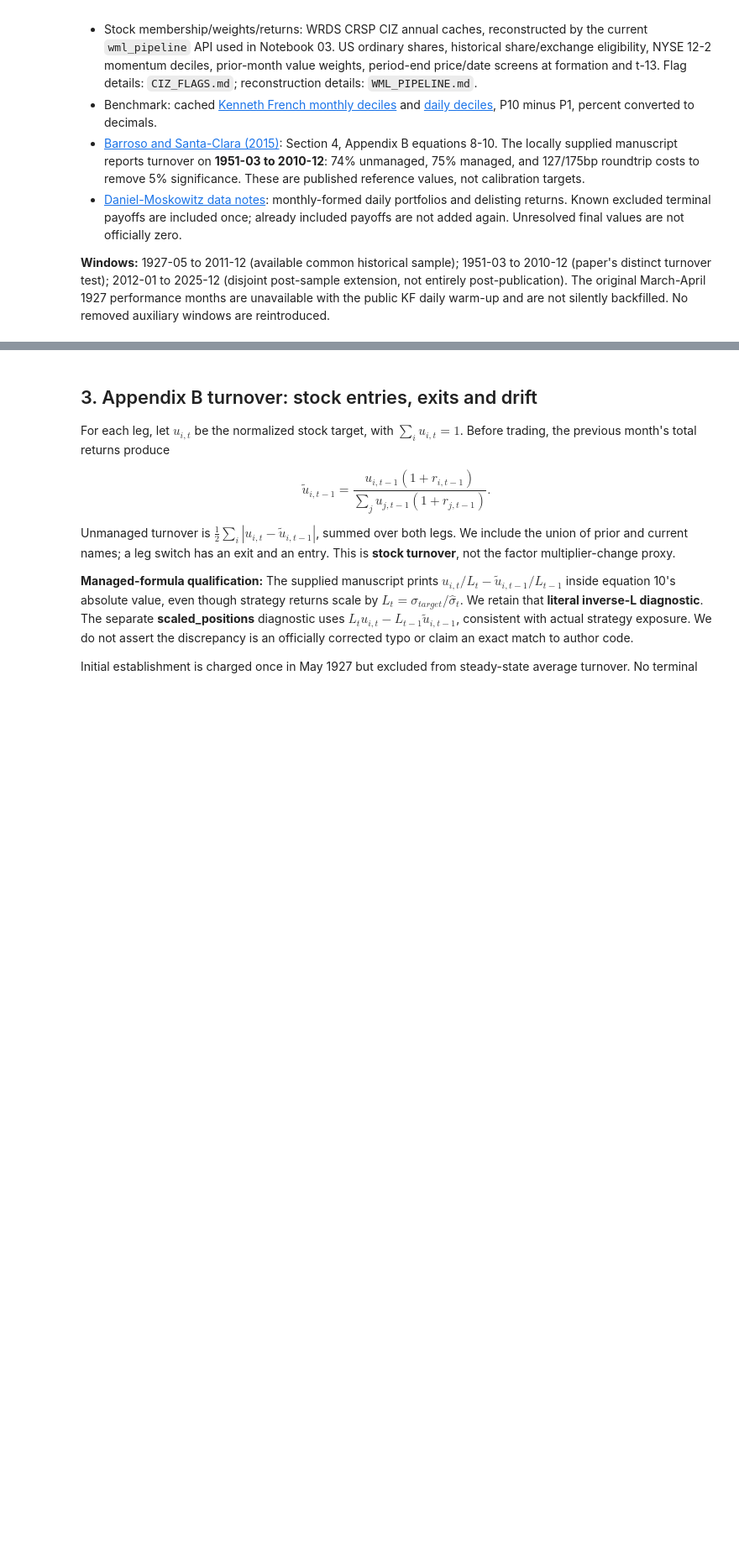
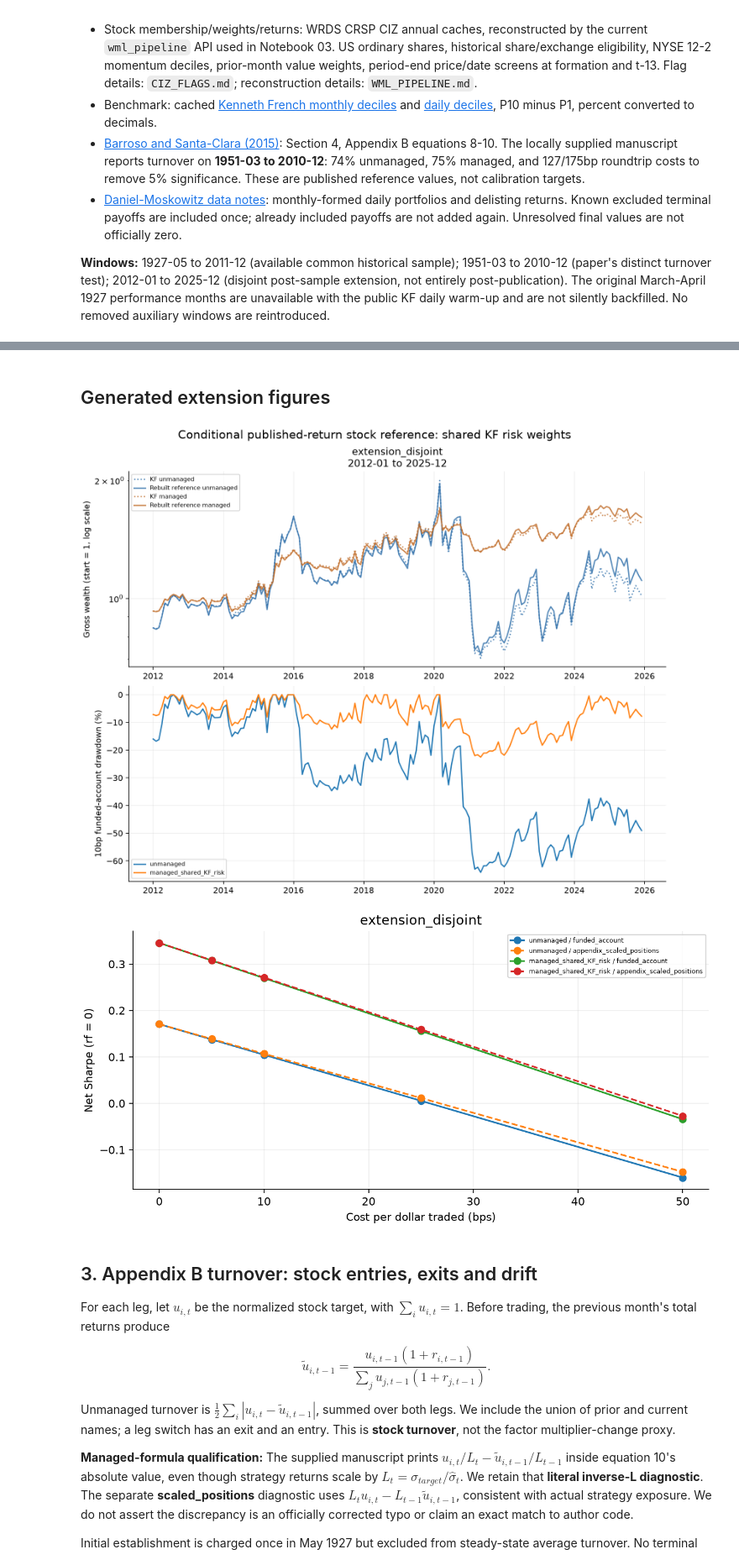
Before and after one commit to yihang-hannah/momentum-risk-project, a Jupyter notebook: notebooks/05_reconstructed_wml_stock_cost_backtest.ipynb, the cells around one changed output, grey strips where cells are left out. Shown at 84% size. Drawn from its saved outputs; the diff is of its cells as text; code cells hidden in the pictures; blank space fills up the shorter version.

```diff
--- a/notebooks/05_reconstructed_wml_stock_cost_backtest.ipynb
+++ b/notebooks/05_reconstructed_wml_stock_cost_backtest.ipynb
@@ -112,3 +134,11 @@ Table 3 - Complete conditional gross returns: KF and rebuilt WML
+# %% [markdown]
+## Generated extension figures
+# %%
+display(Image(filename=str(RESULTS/"extension/figures/stock_costs/wealth_and_drawdown.png")))
+display(Image(filename=str(RESULTS/"extension/figures/stock_costs/cost_sensitivity.png")))
+# %% [output]
+[figure, added]
+[figure, added]
 # %% [markdown]
 ## 3. Appendix B turnover: stock entries, exits and drift
 
```
Also changed, not shown: parts of 29 cells of this notebook, 48 other files.
